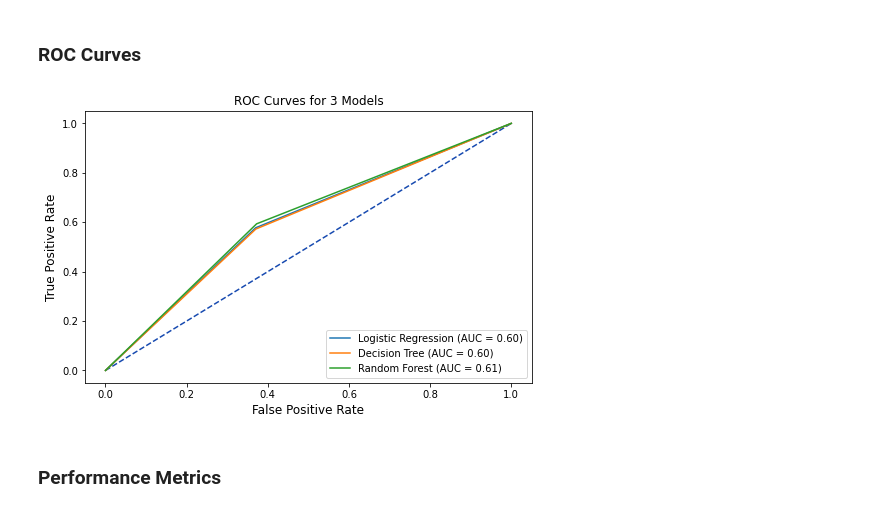
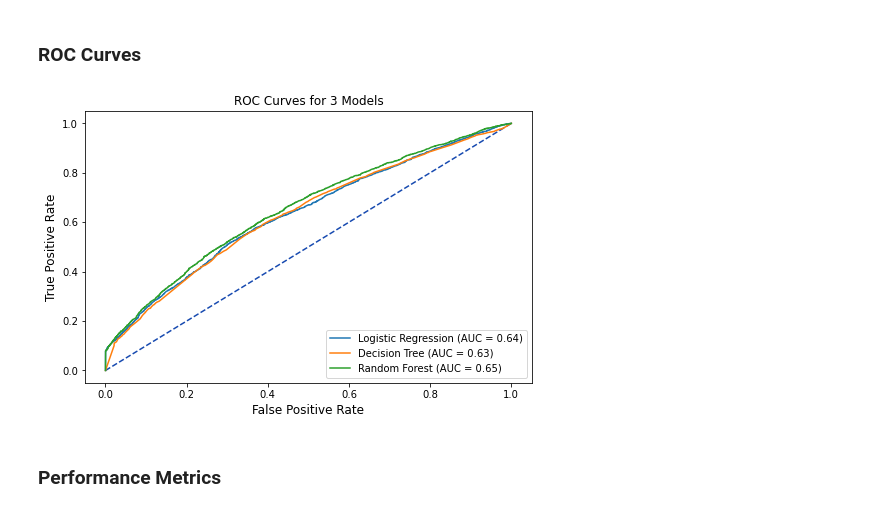
Before and after one commit to lshpaner/data_science_for_everyone, a Jupyter notebook: Case Study/Accidents_Data_Case_Study.ipynb, the cells around one changed output. Saved outputs shown, nothing was run; the diff lists cells and outputs as text; code cells hidden in the pictures.

```diff
--- a/Case Study/Accidents_Data_Case_Study.ipynb
+++ b/Case Study/Accidents_Data_Case_Study.ipynb
@@ -936,43 +936,48 @@ plt.show()
 # %% [markdown]
 ### ROC Curves
 # %%
+# extract predicted probabilities from models
+tuned_lr_pred = tuned_lr.predict_proba(X_test)[:, 1]
+tuned_tree_pred = tuned_tree.predict_proba(X_test)[:, 1]
+tuned_rf_pred = tuned_rf.predict_proba(X_test)[:, 1]
+
 # plot all of the roc curves on one graph
-tuned_lr_roc = metrics.roc_curve(y_test,tuned_lr1)
-fpr,tpr,thresholds = metrics.roc_curve(y_test,tuned_lr1)
+tuned_lr_roc = metrics.roc_curve(y_test,tuned_lr_pred)
+fpr,tpr,thresholds = metrics.roc_curve(y_test,tuned_lr_pred)
 tuned_lr_auc = metrics.auc(fpr, tpr)
 tuned_lr_plot = metrics.RocCurveDisplay(fpr=fpr,tpr=tpr,
 roc_auc = tuned_lr_auc,
 estimator_name = 'Logistic Regression')
 
-tuned_tree_roc = metrics.roc_curve(y_test,tuned_tree1)
-fpr,tpr,thresholds = metrics.roc_curve(y_test,tuned_tree1)
+tuned_tree_roc = metrics.roc_curve(y_test,tuned_tree_pred)
+fpr,tpr,thresholds = metrics.roc_curve(y_test,tuned_tree_pred)
 tuned_tree_auc = metrics.auc(fpr, tpr)
 tuned_tree_plot = metrics.RocCurveDisplay(fpr=fpr,tpr=tpr,
 roc_auc=tuned_tree_auc,
 estimator_name = 'Decision Tree')
 
-tuned_rf1_roc = metrics.roc_curve(y_test, tuned_rf1)
-fpr,tpr,thresholds = metrics.roc_curve(y_test,tuned_rf1)
+tuned_rf1_roc = metrics.roc_curve(y_test, tuned_rf_pred)
+fpr,tpr,thresholds = metrics.roc_curve(y_test,tuned_rf_pred)
 tuned_rf1_auc = metrics.auc(fpr, tpr)
 tuned_rf1_plot = metrics.RocCurveDisplay(fpr=fpr,tpr=tpr,
 roc_auc=tuned_rf1_auc,
 estimator_name = 'Random Forest')
 
 # plot set up
 fig, ax = plt.subplots(figsize=(8,5))
 plt.title('ROC Curves for 3 Models',fontsize=12)
 plt.plot([0, 1], [0, 1], linestyle = '--',
          color = '#174ab0')
 plt.xlabel('',fontsize=12)
 plt.ylabel('',fontsize=12)
 
 # Model ROC Plots Defined above
 tuned_lr_plot.plot(ax)
 tuned_tree_plot.plot(ax)
 tuned_rf1_plot.plot(ax)
 plt.show()
 # %% [output]
-[figure, old version]
+[figure, new version]
 # %% [markdown]
 ### Performance Metrics
 # %%
```
Also changed, not shown: parts of 2 cells of this notebook, 3 other files.
